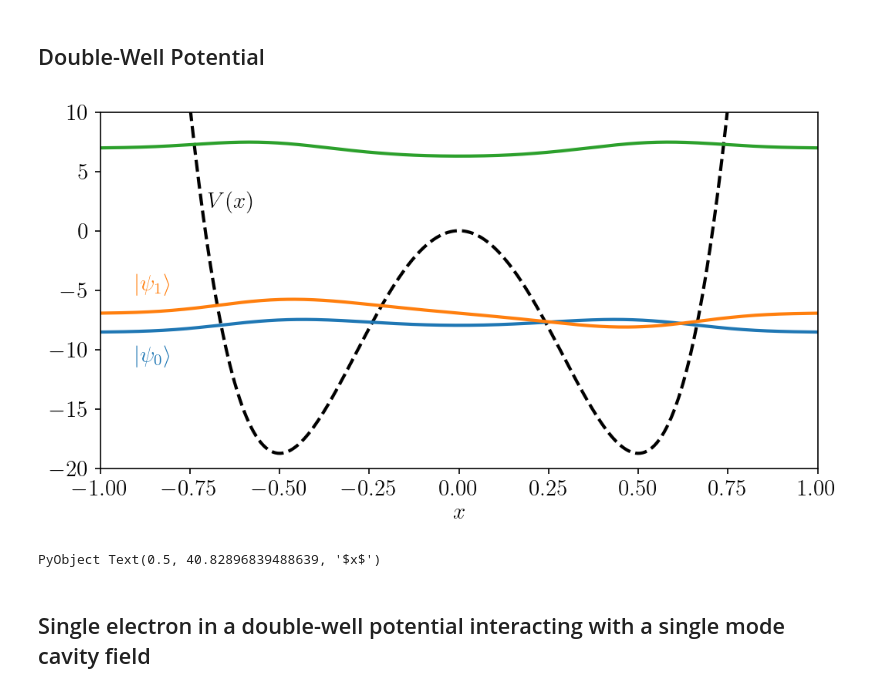
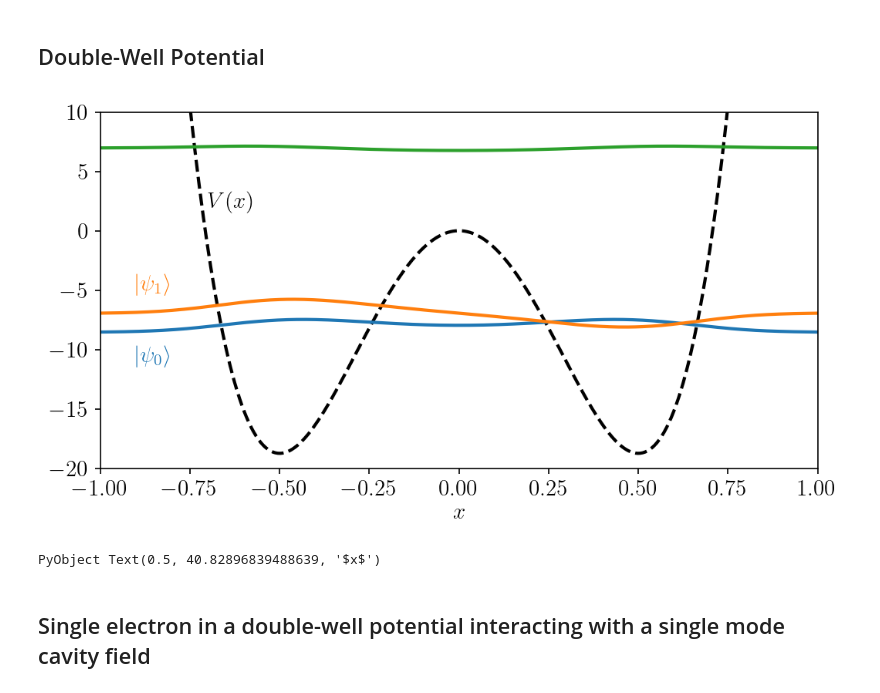
Before and after one commit to albertomercurio/PhD-Thesis-Notebooks, a Jupyter notebook: Chapter1.ipynb, the cells around one changed output. Saved outputs shown, nothing was run; the diff lists cells and outputs as text; code cells hidden in the pictures.

```diff
--- a/Chapter1.ipynb
+++ b/Chapter1.ipynb
@@ -81,38 +79,38 @@ V = α * x^4 - β * x^2
 H = -∂x2 / (2*m) + V
 
 # vals_DWP, vecs_DWP = eigen(Array(H))
-vals_DWP, vecs_DWP = eigs(H, nev=8, sigma=minimum(real.(V)))
+vals_DWP, vecs_DWP = eigsolve(H, k=8, sigma=minimum(real.(V)))
 vals_DWP = real.(vals_DWP)
 # The eigenvectors are defined up to a phase factor, since the Arpack algorithm starts with a random vector
 # the results can change the sign of the eigenvectors. Here we fix this by multiplying the eigenvectors by the
 # corresponding opposite phase factor of the maximum abs point in the left region of the state
 x_neg_idxs = findall(x -> x < 0, x_l)
 idx = findmax(abs2, vecs_DWP[x_neg_idxs, 1])[2]
 vecs_DWP[:,1] .*= exp(-1im * angle(vecs_DWP[idx, 1]))
 vecs_DWP[:,2] .*= exp(-1im * angle(vecs_DWP[idx, 2]))
 
 # Make the states L2 normalized
 ψ0 = vecs_DWP[:, 1] ./ √dx
 ψ1 = vecs_DWP[:, 2] ./ √dx
 ψ2 = vecs_DWP[:, 3] ./ √dx
 ψ3 = vecs_DWP[:, 4] ./ √dx
 
 fig, ax = plt.subplots(dpi=150, figsize=(8, 4))
 
 ax.plot(x_l, real.(diag(V)), label=raw"$V(x)$", color = "black", ls="--", lw=2)
 ax.plot(x_l, real.(ψ0) .+ vals_DWP[1], lw=2)
 ax.plot(x_l, real.(ψ1) .+ vals_DWP[2], lw=2)
 ax.plot(x_l, real.(ψ2) .+ vals_DWP[3], lw=2)
 ax.plot(x_l, real.(ψ3) .+ vals_DWP[4], lw=2)
 ax.text(-0.7, 2, raw"$V(x)$")
 ax.text(-0.9, -11, raw"$\ket{\psi_0}$", color="tab:blue")
 ax.text(-0.9, -5, raw"$\ket{\psi_1}$", color="tab:orange")
 ax.set_xlim(x_l[1], x_l[end])
 ax.set_ylim(-20, 10)
 ax.set_xlabel(raw"$x$")
 # plt.savefig("/home/alberto/OneDrive/Documents/GitHub/Latex-Projects/phd-thesis/figures/double_well_potential.pdf", dpi=300, bbox_inches="tight")
 # %% [output]
-[figure, old version]
+[figure, new version]
 PyObject Text(0.5, 40.82896839488639, '$x$')
 # %% [markdown]
 ## Single electron in a double-well potential interacting with a single mode cavity field
```
Also changed, not shown: parts of 6 cells of this notebook, 7 other files.
